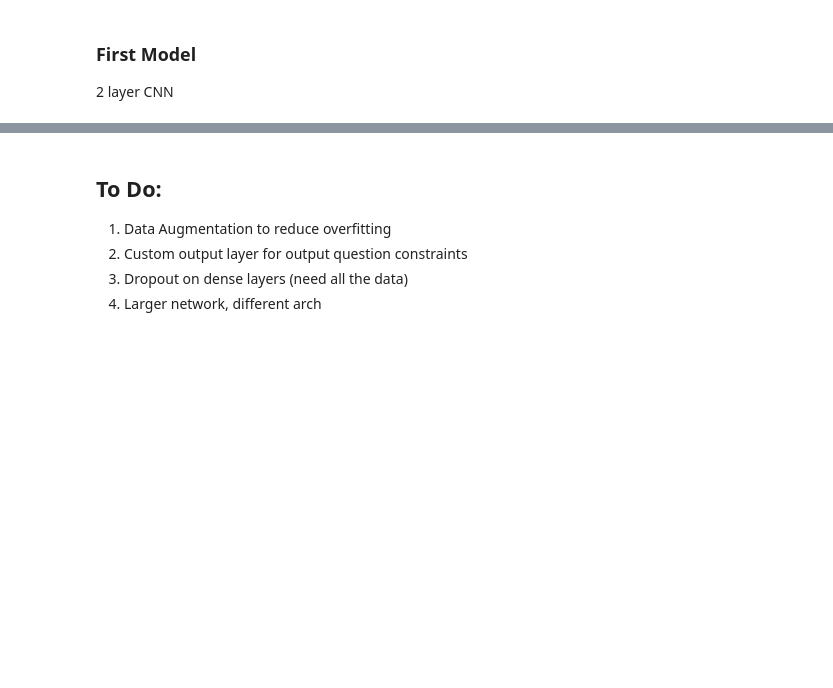
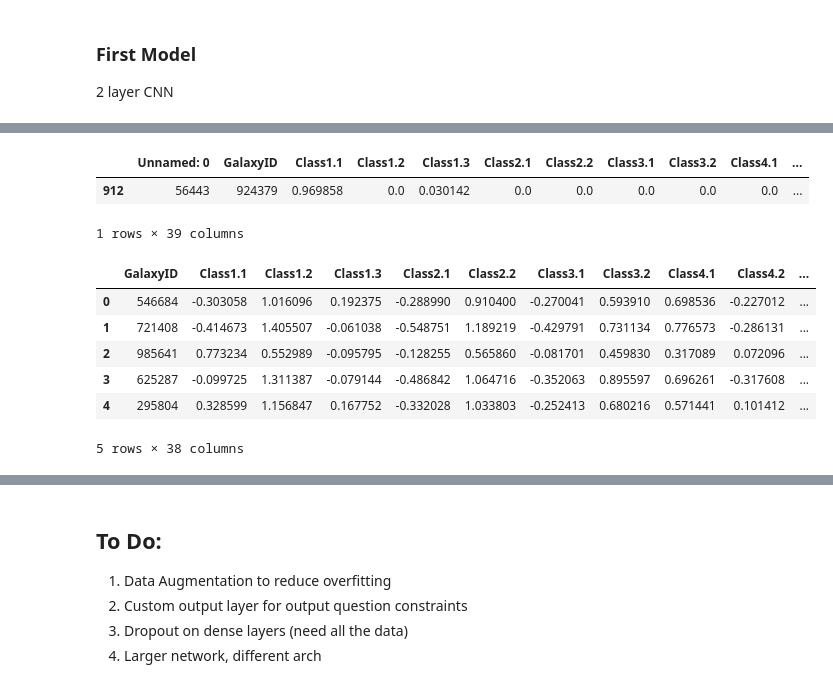
Before and after one commit to dancoombs/fastai, a Jupyter notebook: nbs/galaxy_model.ipynb, the cells around one changed output, grey strips where cells are left out. Saved outputs shown, nothing was run; the diff lists cells and outputs as text; code cells hidden in the pictures; blank space fills up the shorter version.

```diff
--- a/nbs/galaxy_model.ipynb
+++ b/nbs/galaxy_model.ipynb
@@ -118,0 +139,23 @@ model.save_weights(model_path+'conv1.h5')
+# %%
+df.loc[df['GalaxyID'] == 924379]
+# %% [output]
+|  | Unnamed: 0 | GalaxyID | Class1.1 | Class1.2 | Class1.3 | Class2.1 | Class2.2 | Class3.1 | Class3.2 | Class4.1 | ... |
+| 912 | 56443 | 924379 | 0.969858 | 0.0 | 0.030142 | 0.0 | 0.0 | 0.0 | 0.0 | 0.0 | ... |
+1 rows × 39 columns
+# %%
+val_files = val_batches.filenames
+val_out = model.predict_generator(val_batches, val_batches.nb_sample)
+# %%
+features = list(df_val.columns.values)
+val_ids = [os.path.splitext(f) for f in val_files]
+submission = pd.DataFrame(val_out, columns=features[2:])
+submission.insert(0, 'GalaxyID', [int(a[0][7:]) for a in val_ids])
+submission.head()
+# %% [output]
+|  | GalaxyID | Class1.1 | Class1.2 | Class1.3 | Class2.1 | Class2.2 | Class3.1 | Class3.2 | Class4.1 | Class4.2 | ... |
+| 0 | 546684 | -0.303058 | 1.016096 | 0.192375 | -0.288990 | 0.910400 | -0.270041 | 0.593910 | 0.698536 | -0.227012 | ... |
+| 1 | 721408 | -0.414673 | 1.405507 | -0.061038 | -0.548751 | 1.189219 | -0.429791 | 0.731134 | 0.776573 | -0.286131 | ... |
+| 2 | 985641 | 0.773234 | 0.552989 | -0.095795 | -0.128255 | 0.565860 | -0.081701 | 0.459830 | 0.317089 | 0.072096 | ... |
+| 3 | 625287 | -0.099725 | 1.311387 | -0.079144 | -0.486842 | 1.064716 | -0.352063 | 0.895597 | 0.696261 | -0.317608 | ... |
+| 4 | 295804 | 0.328599 | 1.156847 | 0.167752 | -0.332028 | 1.033803 | -0.252413 | 0.680216 | 0.571441 | 0.101412 | ... |
+5 rows × 38 columns
```
Also changed, not shown: parts of 13 cells of this notebook, 2 other files.
